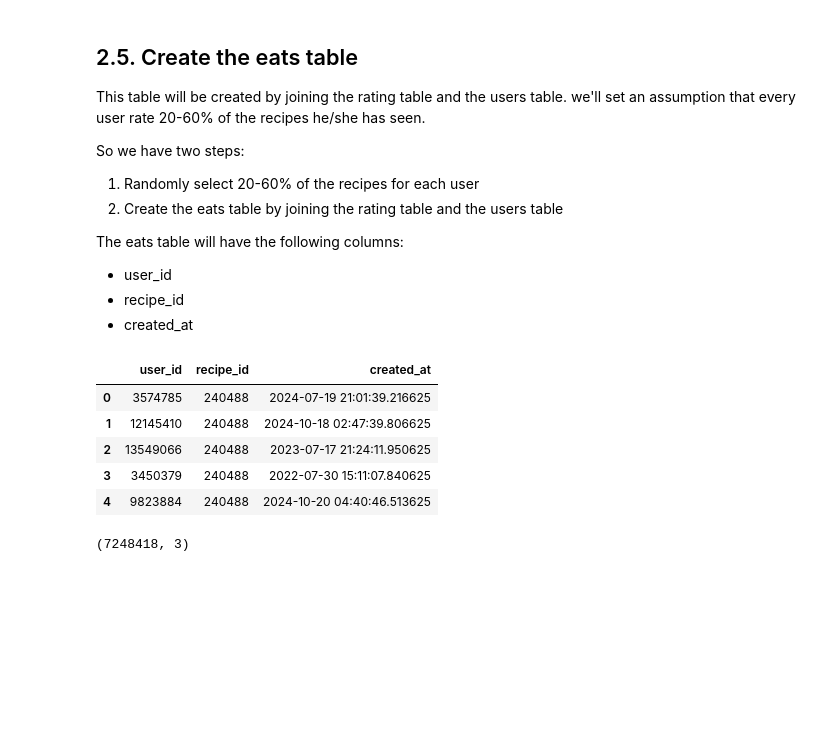
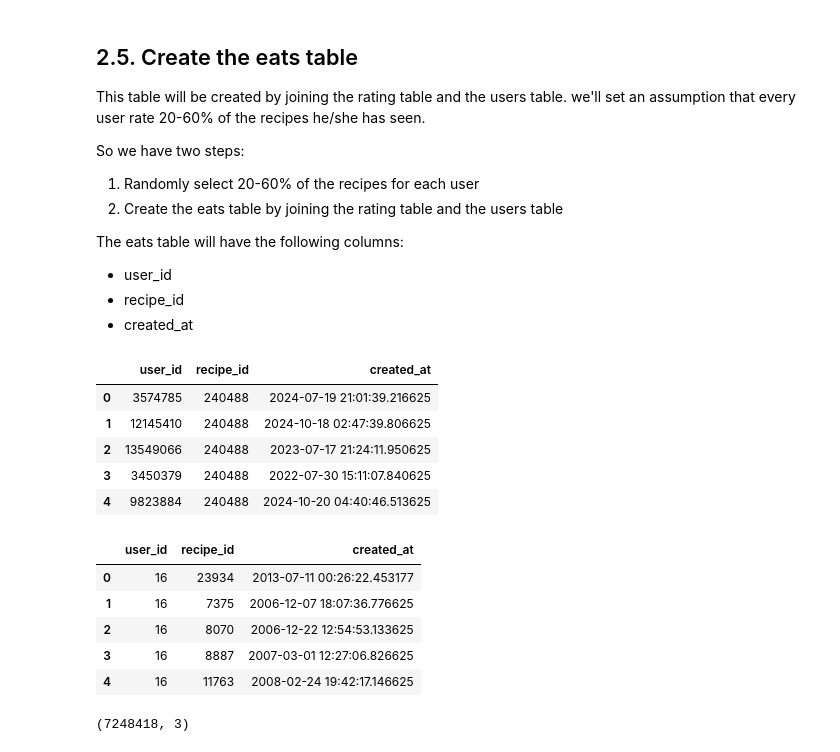
Before and after one commit to gilbd/DBS-BIUW25, a Jupyter notebook: generate_users.ipynb, the cells around one changed output. Cells and saved outputs as stored; diff of their text form; code cells hidden in the pictures; blank space fills up the shorter version.

```diff
--- a/generate_users.ipynb
+++ b/generate_users.ipynb
@@ -507,6 +527,16 @@ eats_df.head()
 | 2 | 13549066 | 240488 | 2023-07-17 21:24:11.950625 |
 | 3 | 3450379 | 240488 | 2022-07-30 15:11:07.840625 |
 | 4 | 9823884 | 240488 | 2024-10-20 04:40:46.513625 |
+# %%
+eats_df = pd.read_csv("eats.csv")
+eats_df.head()
+# %% [output]
+|  | user_id | recipe_id | created_at |
+| 0 | 16 | 23934 | 2013-07-11 00:26:22.453177 |
+| 1 | 16 | 7375 | 2006-12-07 18:07:36.776625 |
+| 2 | 16 | 8070 | 2006-12-22 12:54:53.133625 |
+| 3 | 16 | 8887 | 2007-03-01 12:27:06.826625 |
+| 4 | 16 | 11763 | 2008-02-24 19:42:17.146625 |
 # %%
 # now, for each recipe, we will sample between 1-5 different recipes that the user has eaten
 from tqdm import tqdm
```
Also changed, not shown: parts of 23 cells of this notebook, 1 other file.
